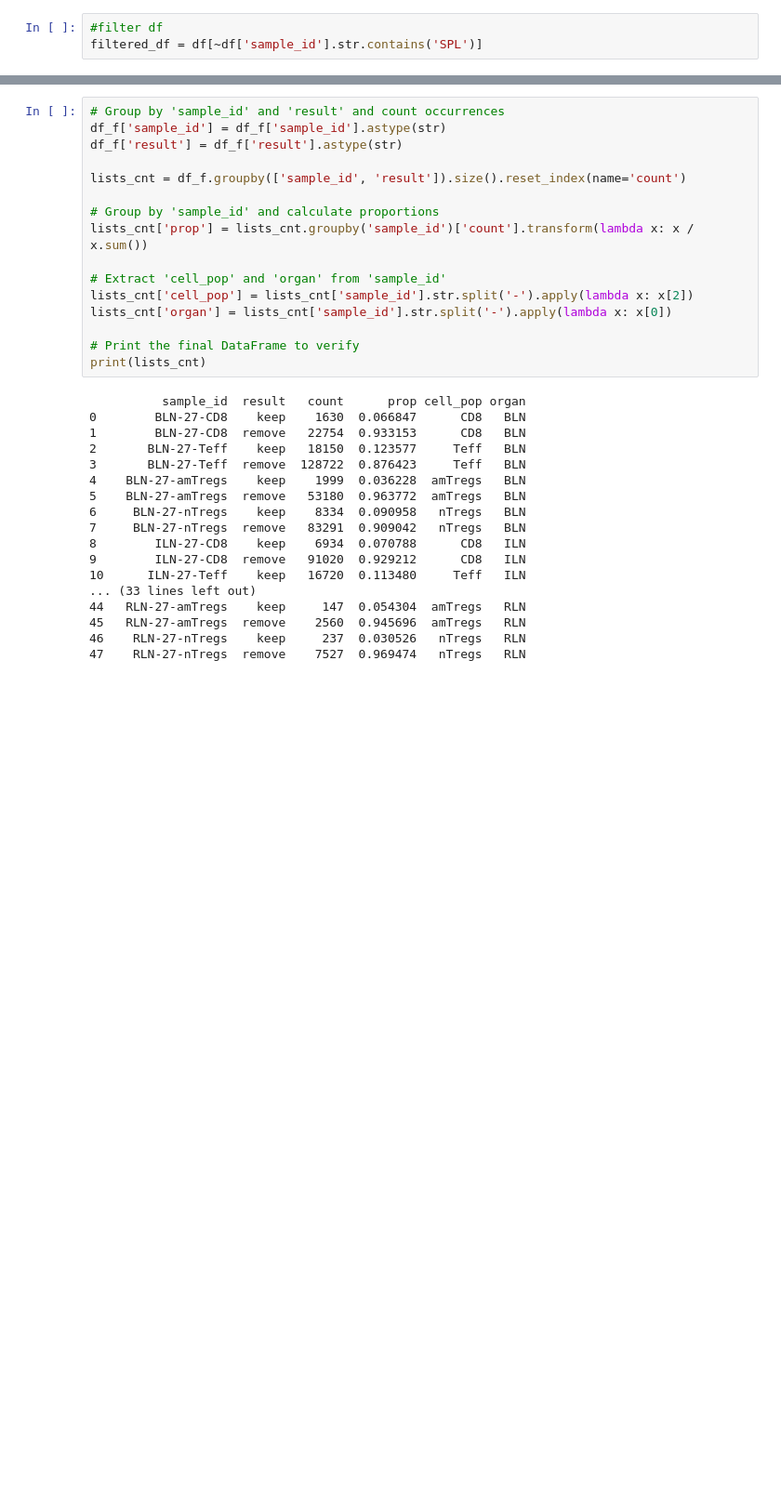
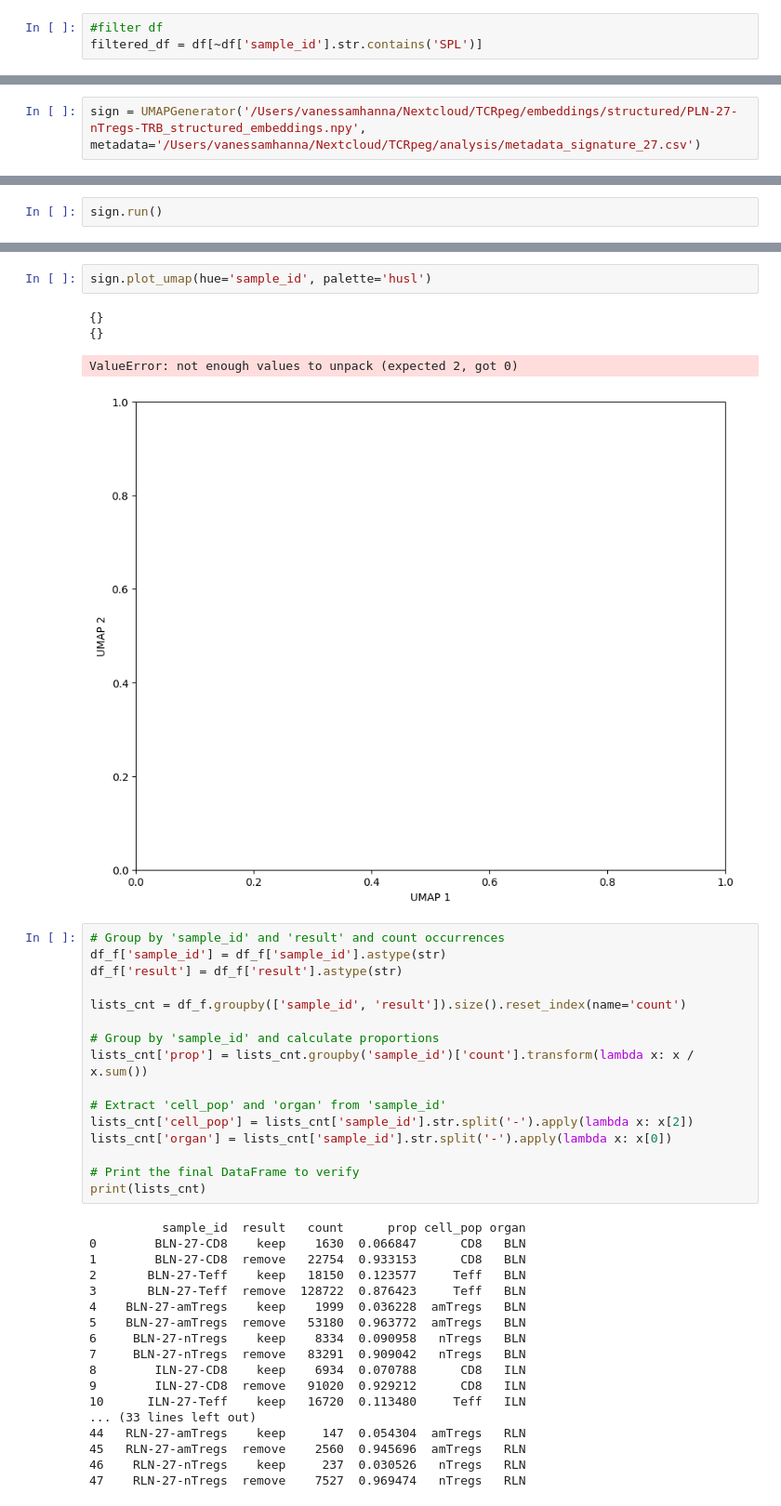
Before and after one commit to i3-unit/TCRpeg_i3, a Jupyter notebook: tutorial_feature_selection.ipynb, the cells around one changed output, grey strips where cells are left out. Shown at 93% size. Drawn from its saved outputs; the diff is of its cells as text; blank space fills up the shorter version.

Commit message:
modified umap tutorials

```diff
--- a/tutorial_feature_selection.ipynb
+++ b/tutorial_feature_selection.ipynb
@@ -140,0 +176,2 @@ df_f = pd.concat(lists_f, ignore_index=True)
+# %%
+sign = UMAPGenerator('/Users/vanessamhanna/Nextcloud/TCRpeg/embeddings/structured/PLN-27-nTregs-TRB_structured_embeddings.npy', metadata='/Users/vanessamhanna/Nextcloud/TCRpeg/analysis/metadata_signature_27.csv')
@@ -140,0 +181,2 @@ df_f = pd.concat(lists_f, ignore_index=True)
+# %%
+sign.run()
@@ -141,3 +201,10 @@ df_f = pd.concat(lists_f, ignore_index=True)
+# %%
+sign.plot_umap(hue='sample_id', palette='husl')
+# %% [output]
+{}
+{}
+ValueError: not enough values to unpack (expected 2, got 0)
+[figure, added]
 # %%
 # Group by 'sample_id' and 'result' and count occurrences
 df_f['sample_id'] = df_f['sample_id'].astype(str)
```
Also changed, not shown: parts of 13 cells of this notebook, 3 other files.
